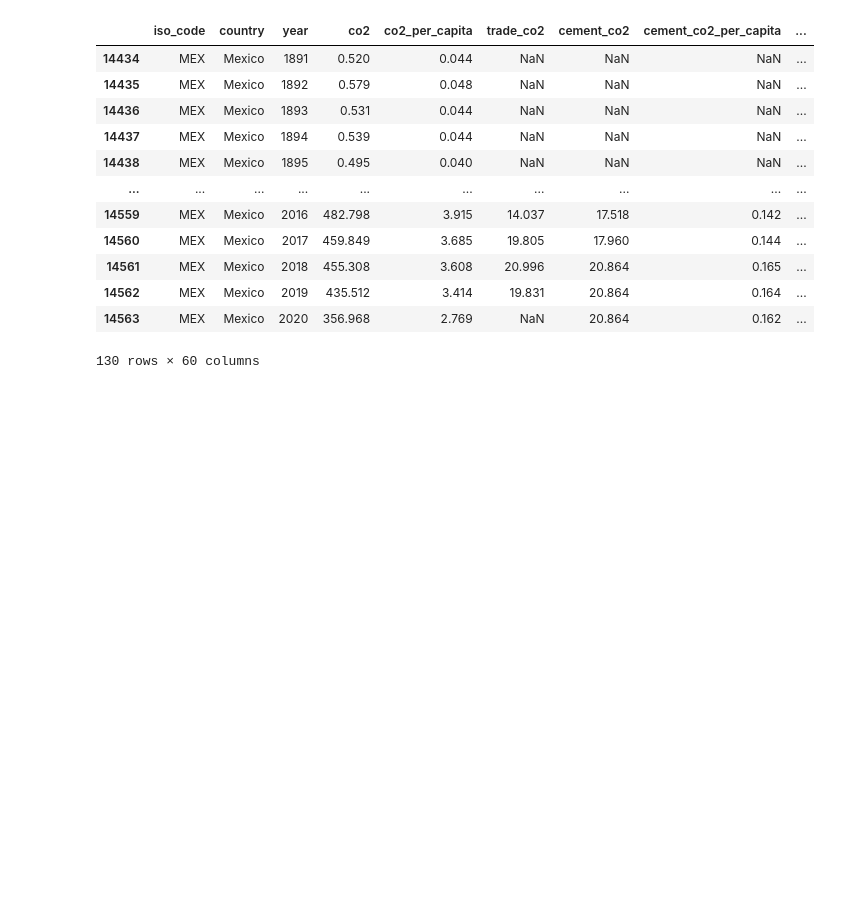
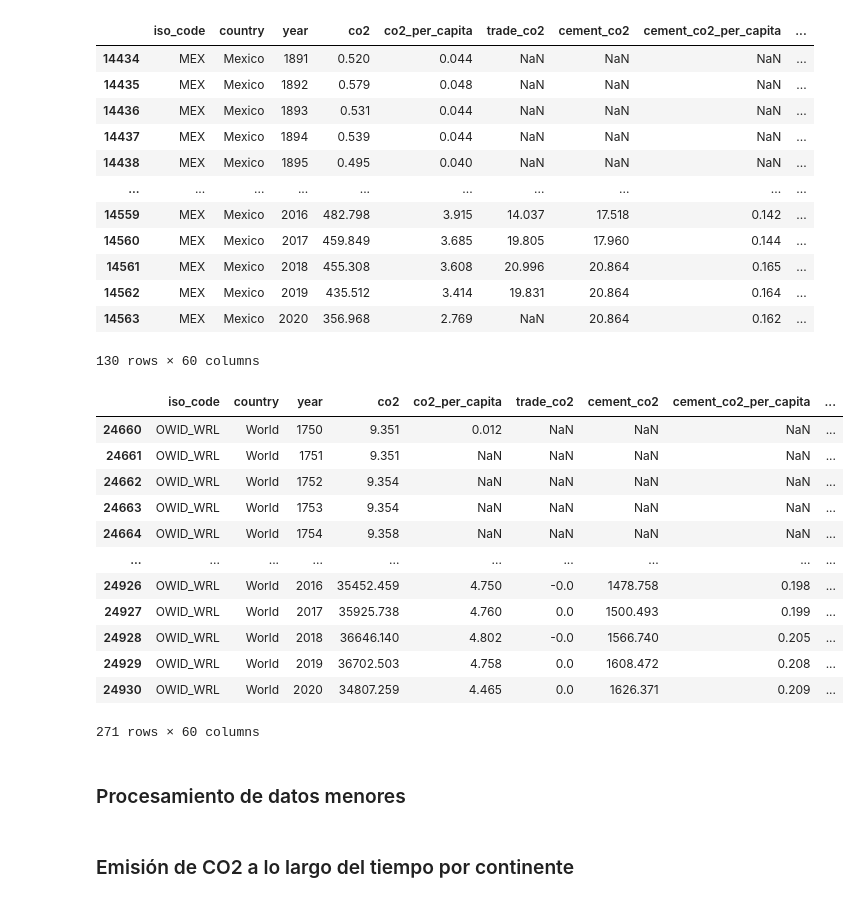
Before and after one commit to Gilberto-xyz/dashboard-panel, a Jupyter notebook: dashboard.ipynb, the cells around one changed output. Drawn from its saved outputs; the diff is of its cells as text; code cells hidden in the pictures; blank space fills up the shorter version.

```diff
--- a/dashboard.ipynb
+++ b/dashboard.ipynb
@@ -68,3 +68,21 @@ co2_df[co2_df['country'] == 'Mexico']
 | 14562 | MEX | Mexico | 2019 | 435.512 | 3.414 | 19.831 | 20.864 | 0.164 | ... |
 | 14563 | MEX | Mexico | 2020 | 356.968 | 2.769 | NaN | 20.864 | 0.162 | ... |
 130 rows × 60 columns
+# %%
+co2_df[co2_df['country'] == 'World']
+# %% [output]
+|  | iso_code | country | year | co2 | co2_per_capita | trade_co2 | cement_co2 | cement_co2_per_capita | ... |
+| 24660 | OWID_WRL | World | 1750 | 9.351 | 0.012 | NaN | NaN | NaN | ... |
+| 24661 | OWID_WRL | World | 1751 | 9.351 | NaN | NaN | NaN | NaN | ... |
+| 24662 | OWID_WRL | World | 1752 | 9.354 | NaN | NaN | NaN | NaN | ... |
+| 24663 | OWID_WRL | World | 1753 | 9.354 | NaN | NaN | NaN | NaN | ... |
+| 24664 | OWID_WRL | World | 1754 | 9.358 | NaN | NaN | NaN | NaN | ... |
+| ... | ... | ... | ... | ... | ... | ... | ... | ... | ... |
+| 24926 | OWID_WRL | World | 2016 | 35452.459 | 4.750 | -0.0 | 1478.758 | 0.198 | ... |
+| 24927 | OWID_WRL | World | 2017 | 35925.738 | 4.760 | 0.0 | 1500.493 | 0.199 | ... |
+| 24928 | OWID_WRL | World | 2018 | 36646.140 | 4.802 | -0.0 | 1566.740 | 0.205 | ... |
+| 24929 | OWID_WRL | World | 2019 | 36702.503 | 4.758 | 0.0 | 1608.472 | 0.208 | ... |
+| 24930 | OWID_WRL | World | 2020 | 34807.259 | 4.465 | 0.0 | 1626.371 | 0.209 | ... |
+271 rows × 60 columns
+# %% [markdown]
+### Procesamiento de datos menores
@@ -70,0 +96,2 @@ co2_df[co2_df['country'] == 'Mexico']
+# %% [markdown]
+### Emisión de CO2 a lo largo del tiempo por continente
```
Also changed, not shown: parts of 3 cells of this notebook.
